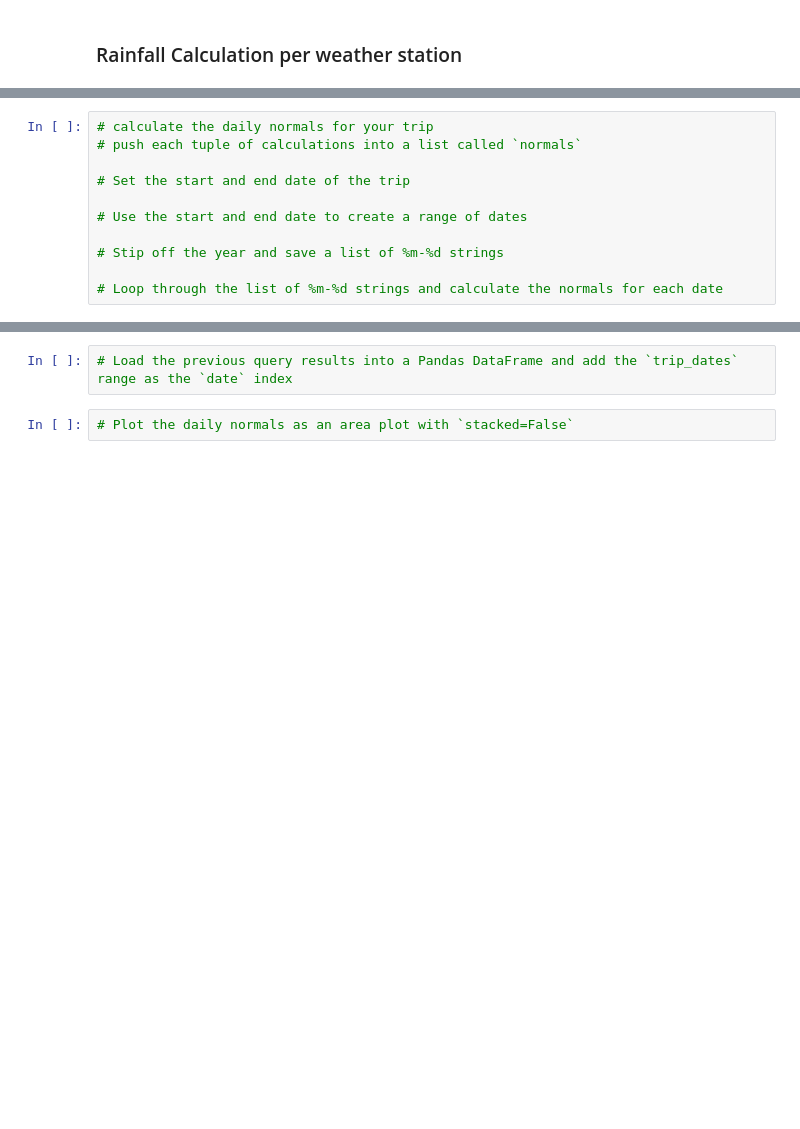
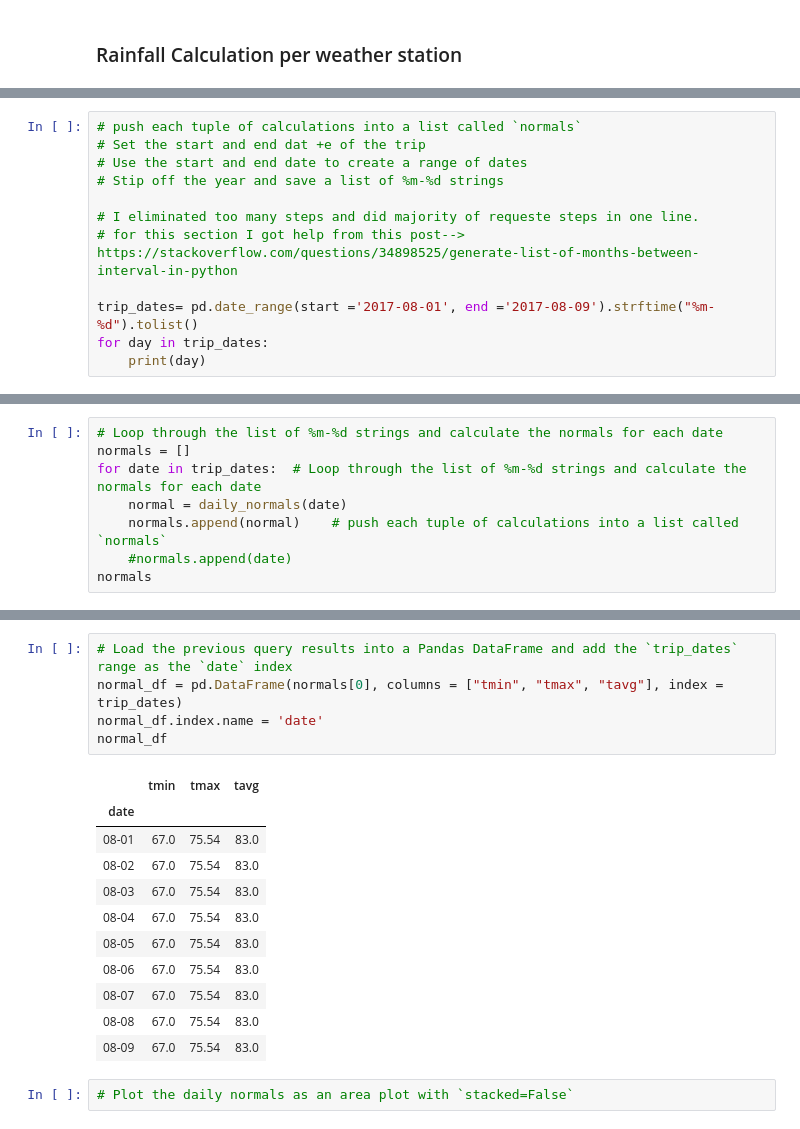
Before and after one commit to fereshtehaghaei/Climate-Analysis-SQLAlchemy, a Jupyter notebook: climate_starter.ipynb, the cells around one changed output, grey strips where cells are left out. Drawn from its saved outputs; the diff is of its cells as text; blank space fills up the shorter version.

```diff
--- a/climate_starter.ipynb
+++ b/climate_starter.ipynb
@@ -542,11 +554,12 @@ daily_normals("01-01")
 # %%
-# calculate the daily normals for your trip
 # push each tuple of calculations into a list called `normals`
-
-# Set the start and end date of the trip
-
+# Set the start and end dat +e of the trip
 # Use the start and end date to create a range of dates
-
 # Stip off the year and save a list of %m-%d strings
 
-# Loop through the list of %m-%d strings and calculate the normals for each date
+# I eliminated too many steps and did majority of requeste steps in one line.
+# for this section I got help from this post--> https://stackoverflow.com/questions/34898525/generate-list-of-months-between-interval-in-python
+
+trip_dates= pd.date_range(start ='2017-08-01', end ='2017-08-09').strftime("%m-%d").tolist()
+for day in trip_dates:
+    print(day)
@@ -552,0 +576,8 @@ daily_normals("01-01")
+# %%
+# Loop through the list of %m-%d strings and calculate the normals for each date
+normals = []
+for date in trip_dates:  # Loop through the list of %m-%d strings and calculate the normals for each date
+    normal = daily_normals(date)
+    normals.append(normal)    # push each tuple of calculations into a list called `normals`
+    #normals.append(date)
+normals
@@ -553,4 +594,19 @@ daily_normals("01-01")
 # %%
 # Load the previous query results into a Pandas DataFrame and add the `trip_dates` range as the `date` index
+normal_df = pd.DataFrame(normals[0], columns = ["tmin", "tmax", "tavg"], index = trip_dates)
+normal_df.index.name = 'date'
+normal_df
+# %% [output]
+|  | tmin | tmax | tavg |
+| date |  |  |  |
+| 08-01 | 67.0 | 75.54 | 83.0 |
+| 08-02 | 67.0 | 75.54 | 83.0 |
+| 08-03 | 67.0 | 75.54 | 83.0 |
+| 08-04 | 67.0 | 75.54 | 83.0 |
+| 08-05 | 67.0 | 75.54 | 83.0 |
+| 08-06 | 67.0 | 75.54 | 83.0 |
+| 08-07 | 67.0 | 75.54 | 83.0 |
+| 08-08 | 67.0 | 75.54 | 83.0 |
+| 08-09 | 67.0 | 75.54 | 83.0 |
 # %%
 # Plot the daily normals as an area plot with `stacked=False`
```
Also changed, not shown: parts of 6 cells of this notebook.
